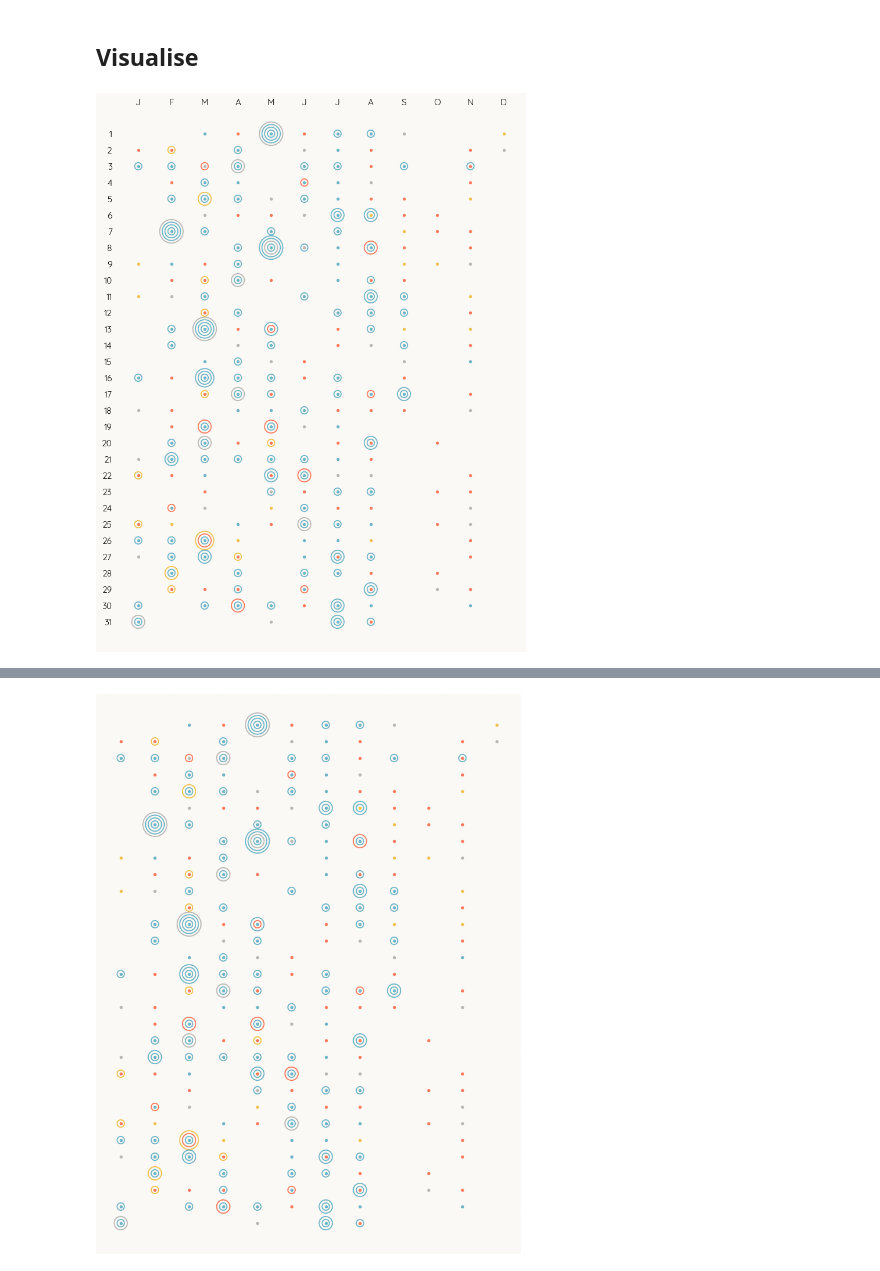
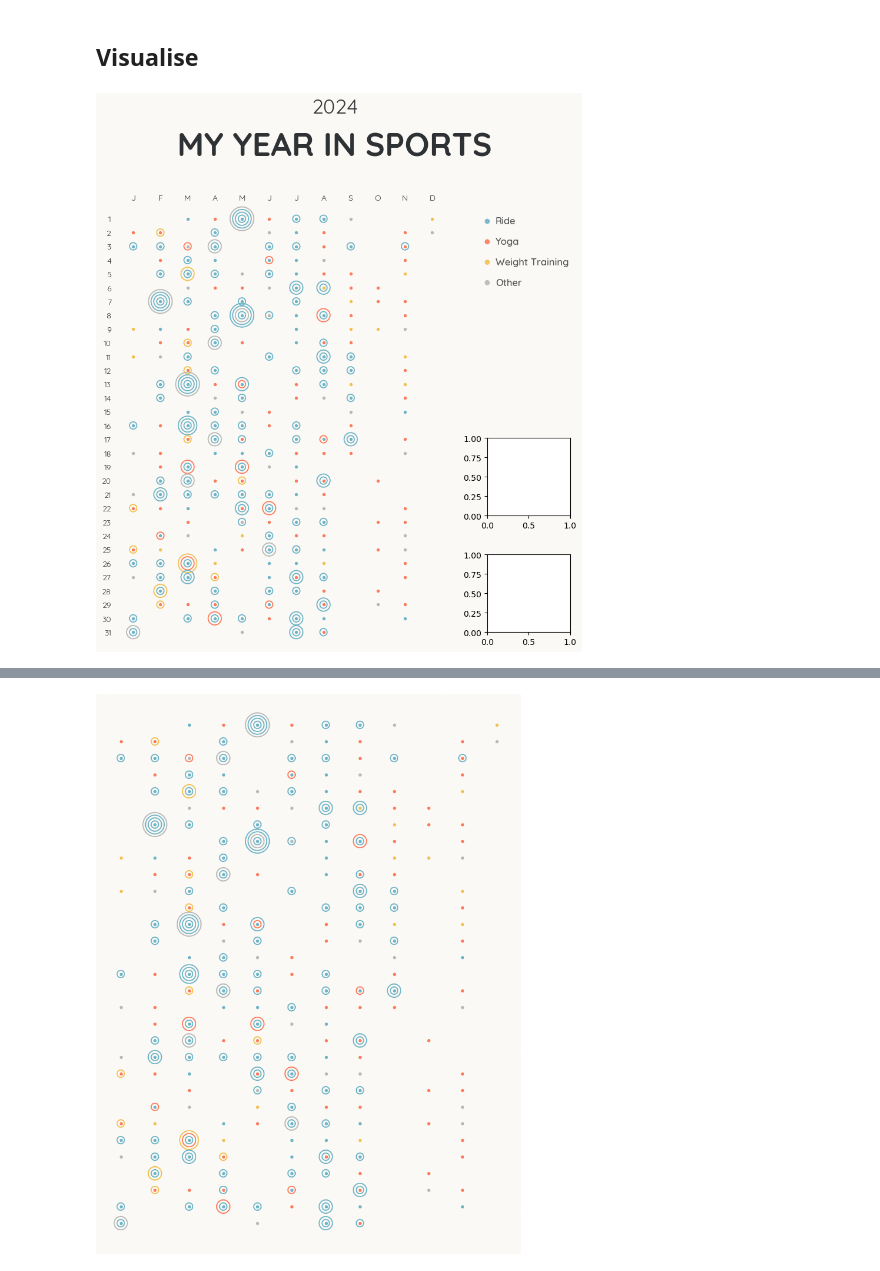
Before and after one commit to Lisa-Ho/year-in-sports, a Jupyter notebook: year-in-sports-prototype.ipynb, the cells around one changed output, grey strips where cells are left out. Saved outputs shown, nothing was run; the diff lists cells and outputs as text; code cells hidden in the pictures.

```diff
--- a/year-in-sports-prototype.ipynb
+++ b/year-in-sports-prototype.ipynb
@@ -10,7 +31,7 @@ df = pd.read_csv("data//activities.csv")
 # %%
 #dataset checks ----------------------
 columns = df.columns
-expected_columns = ['Activity ID', 'Activity Date', 'Activity Name', 'Activity Type', 'Distance', 'Moving Time']
+expected_columns = ['Activity ID', 'Activity Date', 'Activity Name', 'Activity Type', 'Distance.1', 'Moving Time']
 missing_columns = []
 flag = False
 
@@ -26,7 +47,7 @@ if flag==True:
     print("Check that the dataset matches the expected format outlined here")
 # %%
 #reduce to relevant columns
-df = df[expected_columns]
+df = df[expected_columns].rename(columns={"Distance.1":"Distance"})
 
 #convert date column into datetime
 df["Activity Date"] = pd.to_datetime(df["Activity Date"])
@@ -57,6 +78,9 @@ else:
 #derive clean column for activity types to use later
 df_filtered["Activity Type clean"] = [activity if activity in top_three else "Other"
                                         for activity in df_filtered['Activity Type']]
+df_filtered["Activity rank"] = df_filtered["Activity Type"].map(
+    dict(zip(top_three, np.arange(0,len(top_three),1)))
+    ).fillna(len(top_three)+1)
 # %% [output]
 A value is trying to be set on a copy of a slice from a DataFrame.
 Try using .loc[row_indexer,col_indexer] = value instead
@@ -88,7 +142,7 @@ act_color = ["#6DB4C8", "#FD7B5C", "#F1C150", "#B8B8B8"]
 act_colormap = dict(zip(top_three + ["Other"], act_color))
 
 #colors
-colors = {"bg": "#FBF9F5"}
+colors = {"bg": "#FBF9F5", "text":"#2E3234" }
 
 #basesize of circles
 markersize = 80
@@ -103,39 +157,75 @@ font_m = load_font(font_url='https://github.com/andrew-paglinawan/QuicksandFamil
 font_handwritten = load_font(font_url='https://github.com/google/fonts/blob/main/apache/rocksalt/RockSalt-Regular.ttf?raw=true')
 # %%
 #setup fig-------------------------------
-
-fig, ax = plt.subplots(figsize=(9,12))
+fig = plt.figure(figsize=(10,12))
 fig.set_facecolor(colors["bg"])
-ax.set_facecolor(colors["bg"])
+gs = GridSpec(5, 4, figure=fig)
+ax1 = fig.add_subplot(gs[0:4, 0:3])
+ax2 = fig.add_subplot(gs[2:3:, 3:])
+ax3 = fig.add_subplot(gs[3:4:, 3:])
+plt.subplots_adjust(hspace=0.5, wspace=0.5)
+ax1.set_facecolor(colors["bg"])
 
 #plot data -----------
+#circles
 for row in range(len(pivot)):
     for i,label in enumerate(pivot.loc[row]["Activity Type clean"]):
         if i==0:
-            ax.scatter(x=pivot.loc[row]["Month"],
+            ax1.scatter(x=pivot.loc[row]["Month"],
                   y=pivot.loc[row]["Day"],
                   s=15,
                   linewidth=0,
-                  color=act_colormap[label])
+                  color=act_colormap[label],
+                  clip_on=False)
         else:
-            ax.scatter(x=pivot.loc[row]["Month"],
+            ax1.scatter(x=pivot.loc[row]["Month"],
                   y=pivot.loc[row]["Day"],
                   s=(i**1.7)*markersize,
                   color="None",
                   edgecolor=act_colormap[label],
-                  linewidth=1.3)
+                  linewidth=1.3,
+                  clip_on=False)
+
+#small multiples
+
 
 #format axis------------------
-ax.invert_yaxis()
-ax.set_xticks(np.arange(1,13,1))
-ax.set_yticks(np.arange(1,32,1))
-ax.tick_params(axis="both", length=0, labeltop=True, labelbottom=False,)
-ax.set_yticklabels(labels=ax.get_yticks(), fontproperties=font_r, fontsize=11)
-ax.set_xticklabels(labels=month_labels, fontproperties=font_r, fontsize=11)
-ax.set_xlim(xmin=0.3,xmax=12.5)
+ax1.set_xticks(np.arange(1,13,1))
+ax1.set_yticks(np.arange(1,32,1))
+ax1.tick_params(axis="both", length=0, labeltop=True, labelbottom=False,)
+ax1.set_yticklabels(labels=ax1.get_yticks(), fontproperties=font_r, fontsize=10, color=colors["text"])
+ax1.set_xticklabels(labels=month_labels, fontproperties=font_r, fontsize=10,color=colors["text"])
+ax1.set_xlim(xmin=0.3,xmax=12.5)
+ax1.set_ylim(ymin=0,ymax=31)
+ax1.invert_yaxis()
 for pos in ["top", "bottom", "left", "right"]:
-    ax.spines[pos].set_visible(False)
+    ax1.spines[pos].set_visible(False)
 #ax.axis("off")
-#plt.show()
+
+#legend--------------------------------
+lg = fig.add_subplot(gs[0:1:, 3:])
+kw = dict(marker='o', s=40, alpha=0.9, linewidths=0)
+labels = df_filtered[["Activity Type clean", "Activity rank"]].drop_duplicates(
+    ).sort_values(by="Activity rank")["Activity Type clean"].to_list()
+len_act = df_filtered["Activity rank"].max().astype(int)
+lg.scatter(y=np.arange(0,len_act,1),
+           x=[0]*len_act, color=[act_colormap[label] for label in labels], **kw, clip_on=False)
+lg.set_xlim(xmin=0,xmax=1)
+lg.set_ylim(ymin=-0.8,ymax=3)
+lg.invert_yaxis()
+for i, y_pos in enumerate(np.arange(0,len_act,1)):
+    lg.text(0.1, y_pos, labels[i], fontsize=12, ha="left", va="center", fontproperties=font_m, color=colors["text"], alpha=0.8)
+lg.axis("off")
+
+#header and footer------------------------
+plt.figtext(0.5,0.95,'My year in sports'.upper(),
+            ha="center",
+            fontsize = 40,
+            color=colors["text"],
+            fontproperties=font_b)
+plt.figtext(0.5,1.01,'{}'.format(year_filter), ha="center",fontsize = 25, color=colors["text"], alpha=0.95, fontproperties=font_r)
+#plt.figtext(0.97,0.03,'Data: OSM, GLA London Datastore   |   Design: Lisa Hornung',ha="right", fontsize = 10, color=colors["roads"],alpha=1,fontprop
+
+plt.show()
 # %% [output]
-[figure, old version]
+[figure, new version]
```
Also changed, not shown: parts of 17 cells of this notebook.
